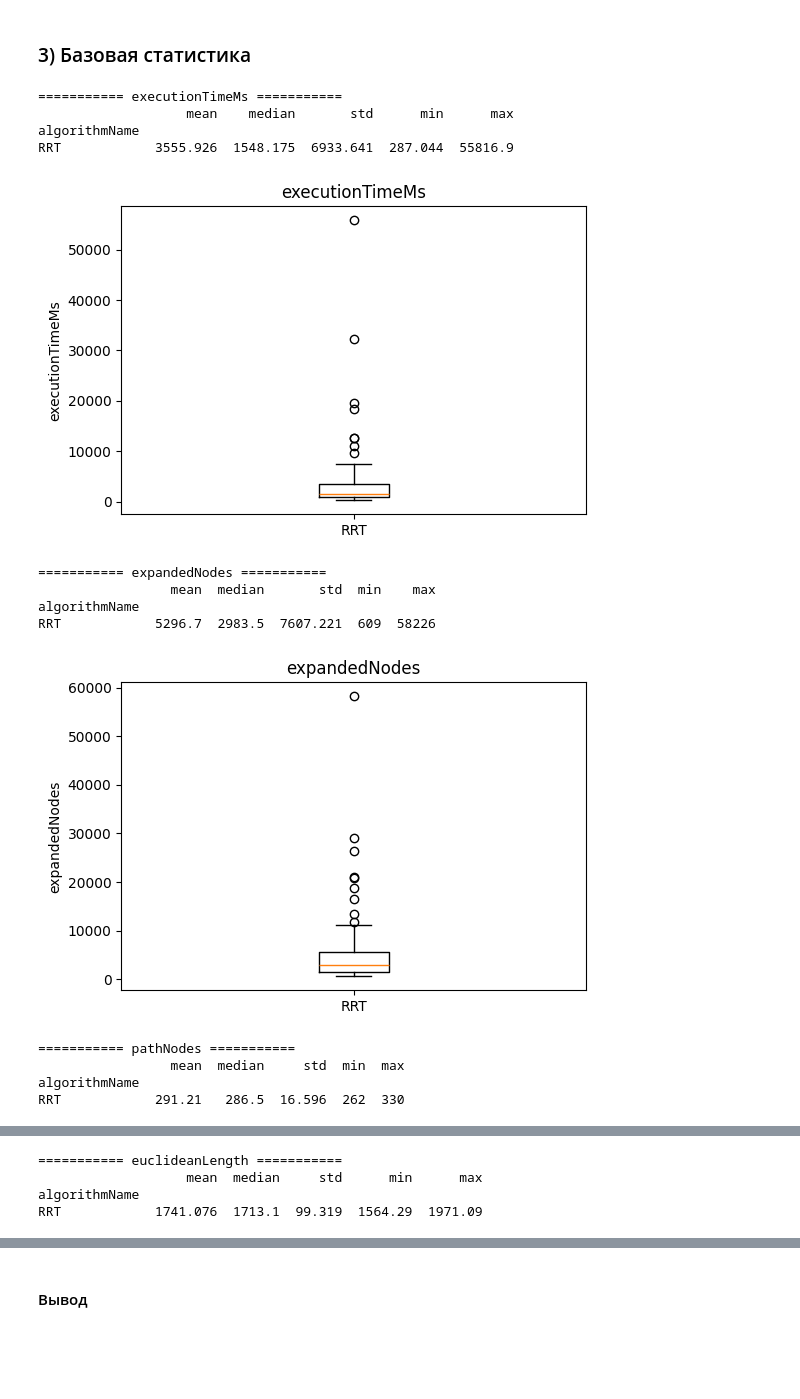
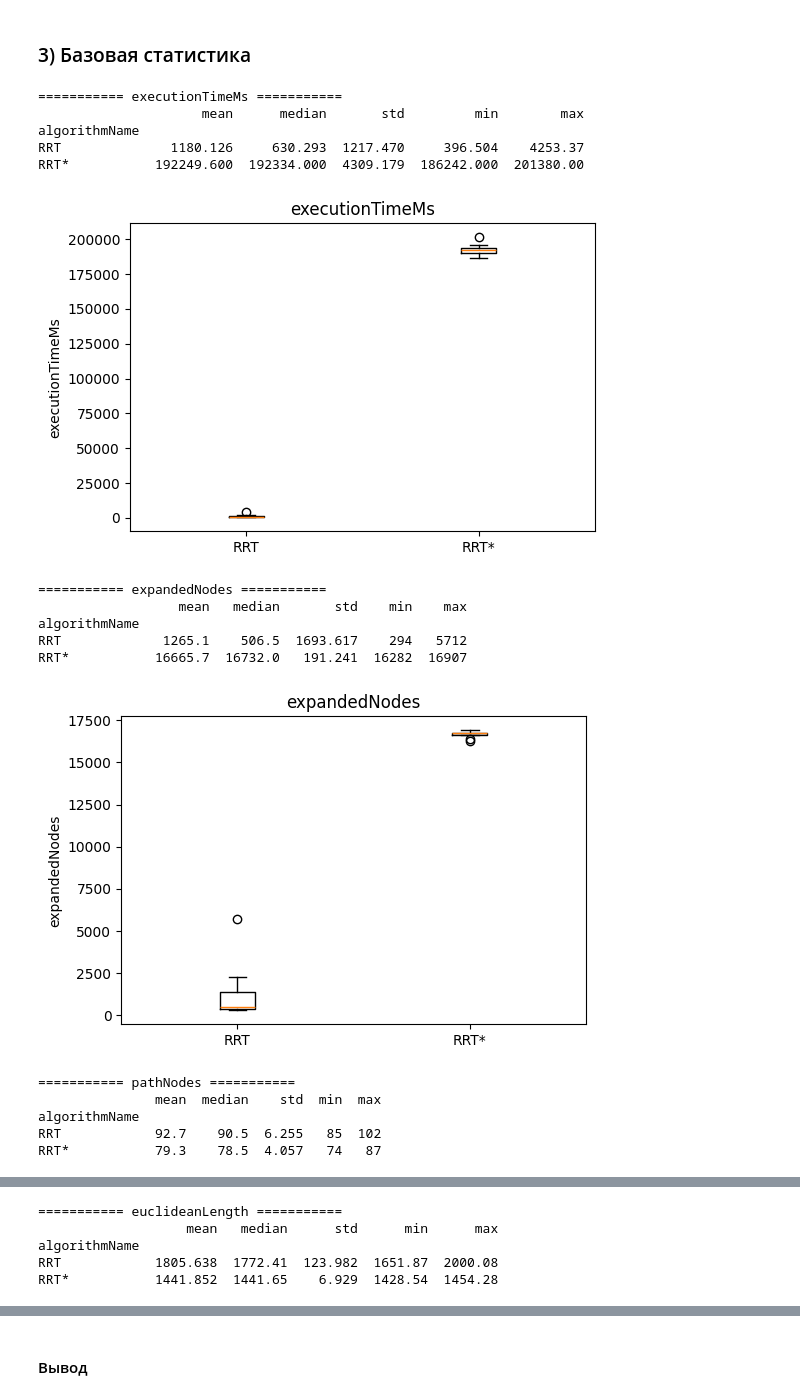
Before and after one commit to DebugDestroy/gauss, a Jupyter notebook: notebooks/rrt.ipynb, the cells around one changed output, grey strips where cells are left out. Drawn from its saved outputs; the diff is of its cells as text; code cells hidden in the pictures; blank space fills up the shorter version.

```diff
--- a/notebooks/rrt.ipynb
+++ b/notebooks/rrt.ipynb
@@ -113,14 +118,23 @@ df["maxUpDownAngle"] = df["maxUpDownAngle"].astype(float)
 # %%
 # разделяем по алгоритмам
 rrt = graph[graph["algorithmName"] == "RRT"].reset_index(drop=True)
+rrt_star = graph[graph["algorithmName"] == "RRT*"].reset_index(drop=True)
+
+# проверяем что строки совпадают по run-логике
+n = min(len(rrt), len(rrt_star))
+
+rrt = rrt.iloc[:n]
+rrt_star = rrt_star.iloc[:n]
 # %%
 mask = (
-    (rrt["pathFound"] == 1)
+    (rrt["pathFound"] == 1) &
+    (rrt_star["pathFound"] == 1)
 )
 
 rrt = rrt[mask].reset_index(drop=True)
+rrt_star = rrt_star[mask].reset_index(drop=True)
 # %%
-graph_ok = pd.concat([rrt], ignore_index=True)
+graph_ok = pd.concat([rrt, rrt_star], ignore_index=True)
 # %% [markdown]
 ### 3) Базовая статистика
 # %%
@@ -130,44 +144,48 @@ metrics = [
     "pathNodes",
     "euclideanLength",
     "pixelLength",
     "minObstacleDistance",
     "minObstacleDistancePixel",
     "maxSideAngle",
     "maxUpDownAngle"
 ]
 
 for metric in metrics:
     print(f"\n\033[1m=========== {metric} ===========\033[0m")
 
     summary = (
         graph_ok.groupby("algorithmName")[metric]
           .agg(["mean", "median", "std", "min", "max"])
           .round(3)
     )
 
     print(summary)
     plt.figure(figsize=(6, 4))
 
     plt.boxplot([
-        rrt[metric]
-    ], tick_labels=["RRT"])
+        rrt[metric],
+        rrt_star[metric]
+    ], tick_labels=["RRT", "RRT*"])
 
     plt.title(metric)
     plt.ylabel(metric)
 
     plt.show()
 # %% [output]
 =========== executionTimeMs ===========
-                   mean    median       std      min      max
+                     mean      median       std         min        max
 algorithmName
-RRT            3555.926  1548.175  6933.641  287.044  55816.9
+RRT              1180.126     630.293  1217.470     396.504    4253.37
+RRT*           192249.600  192334.000  4309.179  186242.000  201380.00
-[figure, old version]
+[figure, new version]
 =========== expandedNodes ===========
-                 mean  median       std  min    max
+                  mean   median       std    min    max
 algorithmName
-RRT            5296.7  2983.5  7607.221  609  58226
+RRT             1265.1    506.5  1693.617    294   5712
+RRT*           16665.7  16732.0   191.241  16282  16907
-[figure, old version]
+[figure, new version]
 =========== pathNodes ===========
-                 mean  median     std  min  max
+               mean  median    std  min  max
 algorithmName
-RRT            291.21   286.5  16.596  262  330
+RRT            92.7    90.5  6.255   85  102
+RRT*           79.3    78.5  4.057   74   87
@@ -175,4 +193,5 @@ RRT            291.21   286.5  16.596  262  330
 =========== euclideanLength ===========
-                   mean  median     std      min      max
+                   mean   median      std      min      max
 algorithmName
-RRT            1741.076  1713.1  99.319  1564.29  1971.09
+RRT            1805.638  1772.41  123.982  1651.87  2000.08
+RRT*           1441.852  1441.65    6.929  1428.54  1454.28
```
Also changed, not shown: parts of 16 cells of this notebook, 25 other files.
